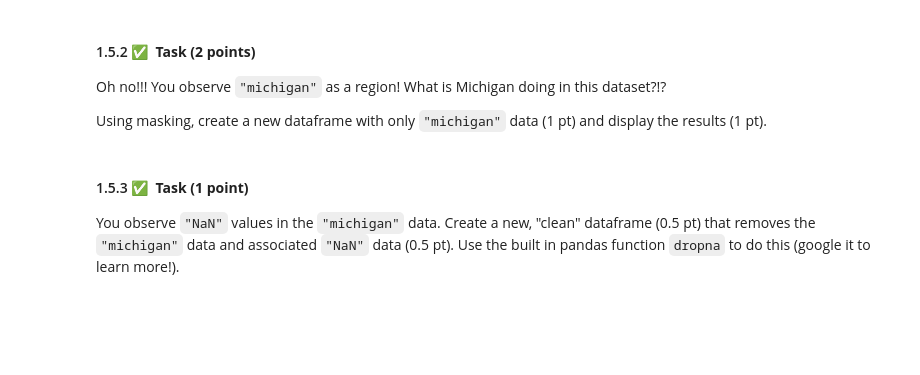
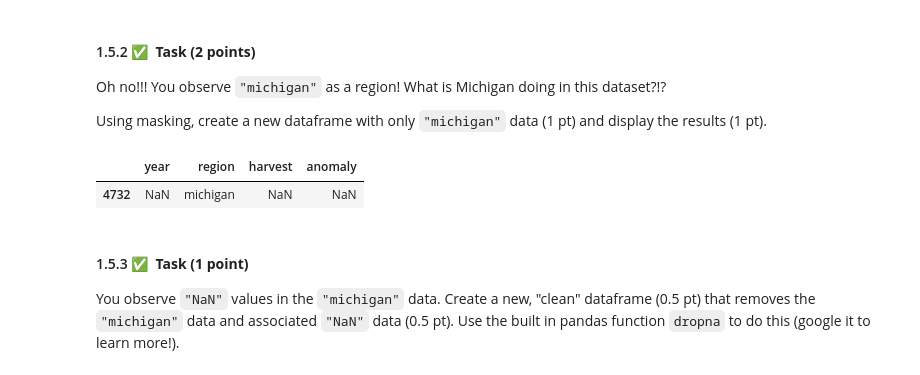
Before and after one commit to andrew-koren/cautious-adventure, a Jupyter notebook: my stuff/cmse/HW3_grapevines_STUDENT.ipynb, the cells around one changed output. Saved outputs shown, nothing was run; the diff lists cells and outputs as text; code cells hidden in the pictures; blank space fills up the shorter version.

```diff
--- a/my stuff/cmse/HW3_grapevines_STUDENT.ipynb
+++ b/my stuff/cmse/HW3_grapevines_STUDENT.ipynb
@@ -176,3 +257,11 @@ Using masking, create a new dataframe with only `"michigan"` data (1 pt) and dis
+# %%
+## your code here
+# Assuming your DataFrame is named df
+michigandata = grapage[grapage['region'] == 'michigan']
+michigandata.head()
+# %% [output]
+|  | year | region | harvest | anomaly |
+| 4732 | NaN | michigan | NaN | NaN |
 # %% [markdown]
 #### 1.5.3 &#9989;&nbsp; **Task (1 point)**
 You observe `"NaN"` values in the `"michigan"` data. Create a new, "clean" dataframe (0.5 pt) that removes the `"michigan"` data and associated `"NaN"` data (0.5 pt). Use the built in pandas function `dropna` to do this (google it to learn more!).
```
Also changed, not shown: parts of 19 cells of this notebook, 3 other files.
